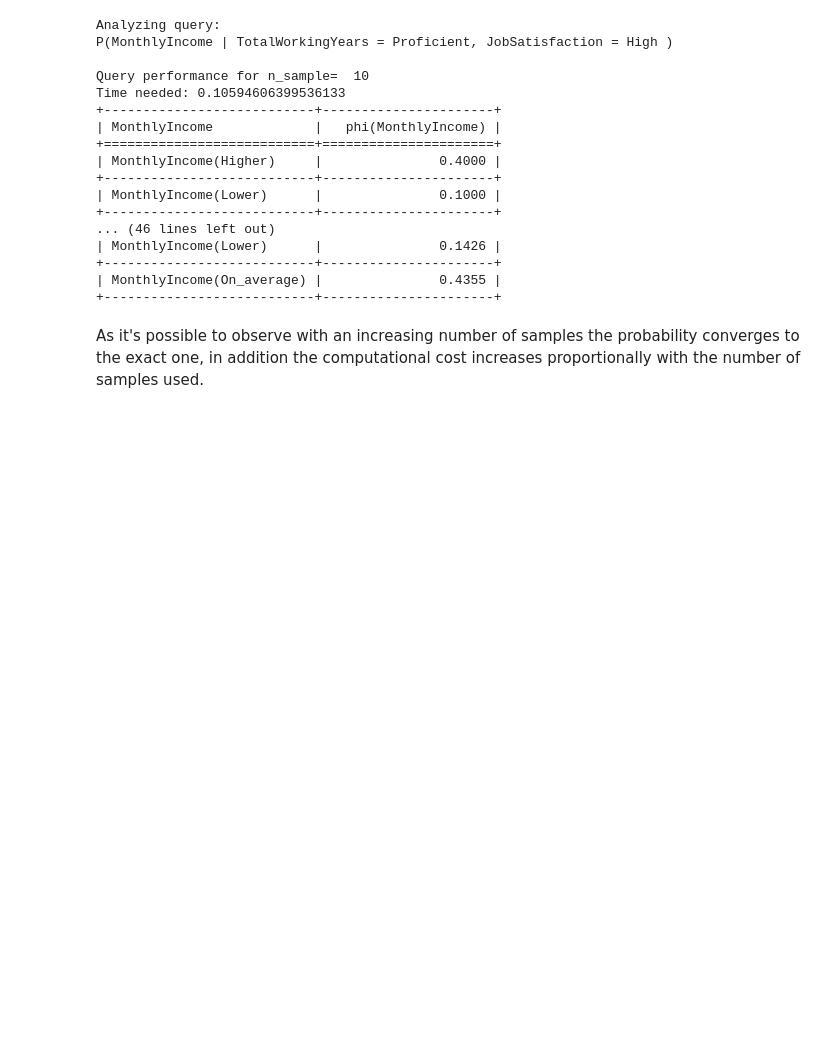
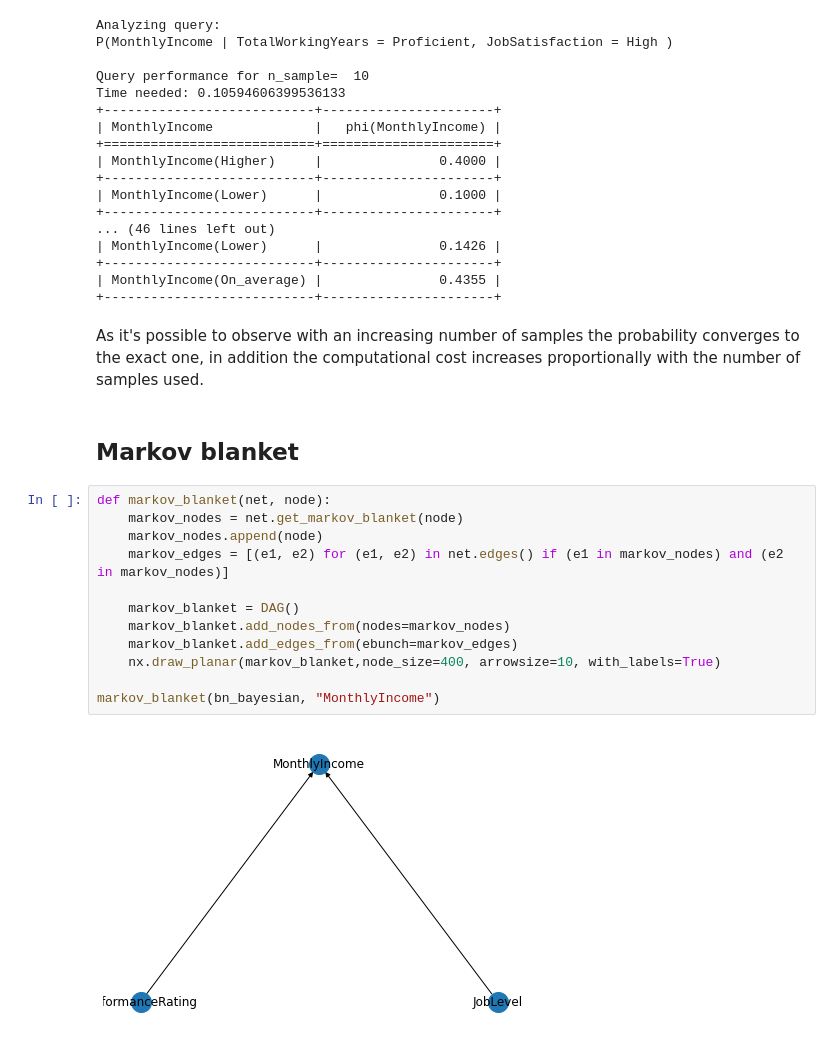
Before and after one commit to jacopodabramo/FAIKR3, a Jupyter notebook: BayesianNet.ipynb, the cells around one changed output. Drawn from its saved outputs; the diff is of its cells as text; blank space fills up the shorter version.

Commit message:
Finishing BayesianNet

```diff
--- a/BayesianNet.ipynb
+++ b/BayesianNet.ipynb
@@ -714,3 +726,19 @@ Time needed: 0.10594606399536133
 +---------------------------+----------------------+
 # %% [markdown]
 As it's possible to observe with an increasing number of samples the probability converges to the exact one, in addition the computational cost increases proportionally with the number of samples used.
+# %% [markdown]
+## Markov blanket
+# %%
+def markov_blanket(net, node):
+    markov_nodes = net.get_markov_blanket(node)
+    markov_nodes.append(node)
+    markov_edges = [(e1, e2) for (e1, e2) in net.edges() if (e1 in markov_nodes) and (e2 in markov_nodes)]
+
+    markov_blanket = DAG()
+    markov_blanket.add_nodes_from(nodes=markov_nodes)
+    markov_blanket.add_edges_from(ebunch=markov_edges)
+    nx.draw_planar(markov_blanket,node_size=400, arrowsize=10, with_labels=True)
+
+markov_blanket(bn_bayesian, "MonthlyIncome")
+# %% [output]
+[figure, added]
```
Also changed, not shown: parts of 11 cells of this notebook.
